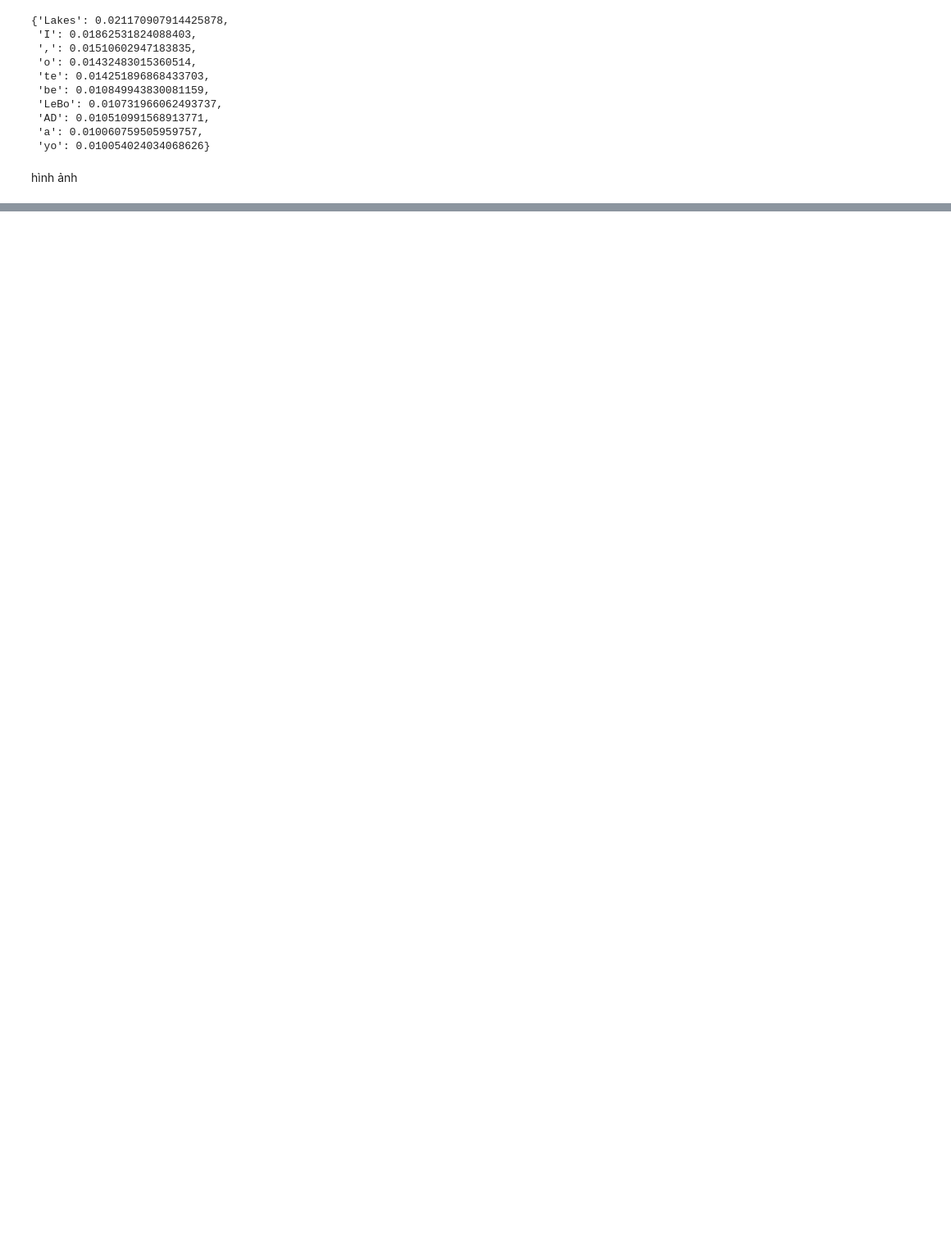
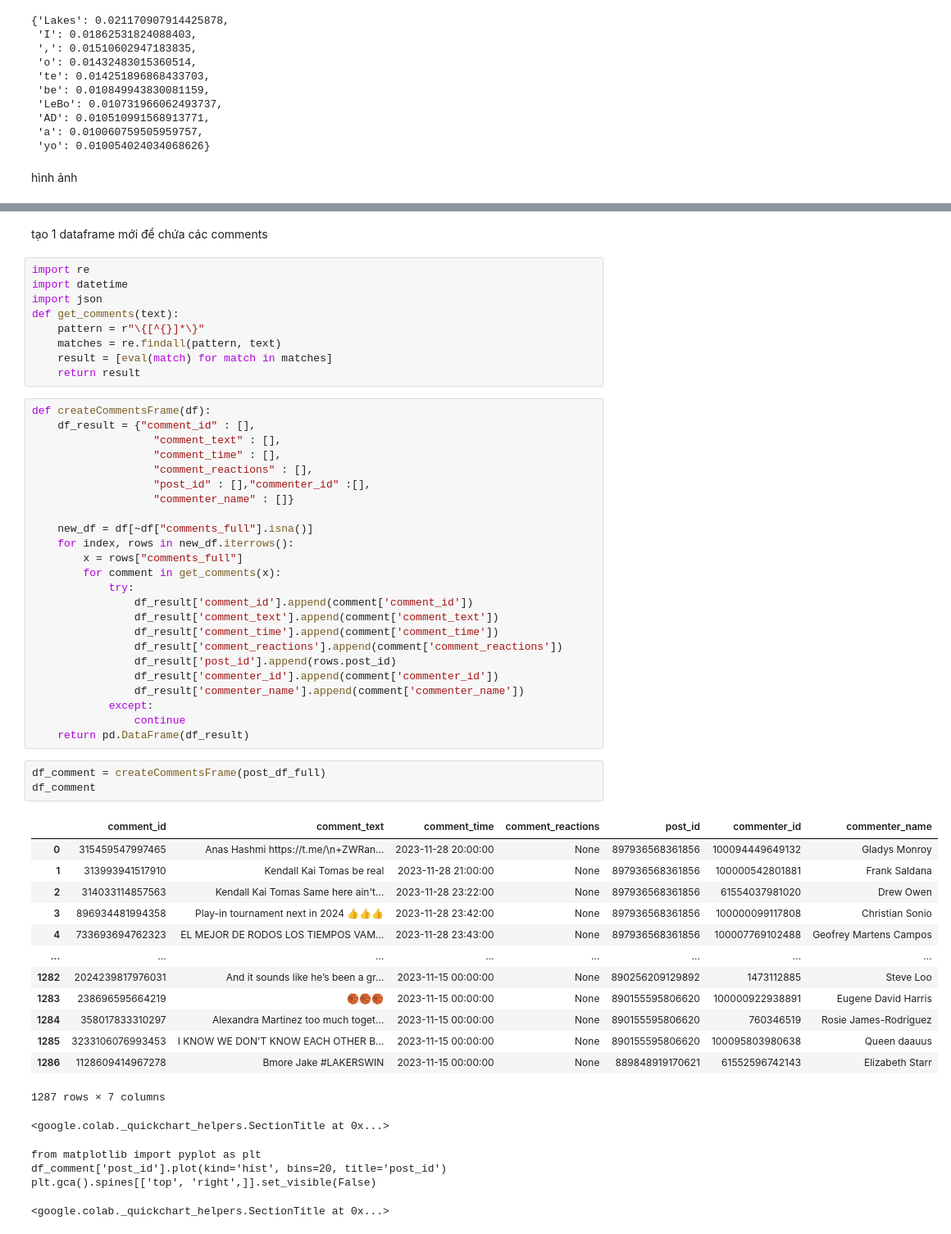
Before and after one commit to dotiendung2410/Los-Angeles-Lakers, a Jupyter notebook: comments_analysis.ipynb, the cells around one changed output, grey strips where cells are left out. Shown at 82% size. Drawn from its saved outputs; the diff is of its cells as text; blank space fills up the shorter version.

```diff
--- a/comments_analysis.ipynb
+++ b/comments_analysis.ipynb
@@ -278,0 +347,57 @@ plt.show()
+# %% [markdown]
+tạo 1 dataframe mới để chứa các comments
+# %%
+import re
+import datetime
+import json
+def get_comments(text):
+    pattern = r"\{[^{}]*\}"
+    matches = re.findall(pattern, text)
+    result = [eval(match) for match in matches]
+    return result
+# %%
+def createCommentsFrame(df):
+    df_result = {"comment_id" : [],
+                   "comment_text" : [],
+                   "comment_time" : [],
+                   "comment_reactions" : [],
+                   "post_id" : [],"commenter_id" :[],
+                   "commenter_name" : []}
+
+    new_df = df[~df["comments_full"].isna()]
+    for index, rows in new_df.iterrows():
+        x = rows["comments_full"]
+        for comment in get_comments(x):
+            try:
+                df_result['comment_id'].append(comment['comment_id'])
+                df_result['comment_text'].append(comment['comment_text'])
+                df_result['comment_time'].append(comment['comment_time'])
+                df_result['comment_reactions'].append(comment['comment_reactions'])
+                df_result['post_id'].append(rows.post_id)
+                df_result['commenter_id'].append(comment['commenter_id'])
+                df_result['commenter_name'].append(comment['commenter_name'])
+            except:
+                continue
+    return pd.DataFrame(df_result)
+# %%
+df_comment = createCommentsFrame(post_df_full)
+df_comment
+# %% [output]
+|  | comment_id | comment_text | comment_time | comment_reactions | post_id | commenter_id | commenter_name |
+| 0 | 315459547997465 | Anas Hashmi https://t.me/\n+ZWRan... | 2023-11-28 20:00:00 | None | 897936568361856 | 100094449649132 | Gladys Monroy |
+| 1 | 313993941517910 | Kendall Kai Tomas be real | 2023-11-28 21:00:00 | None | 897936568361856 | 100000542801881 | Frank Saldana |
+| 2 | 314033114857563 | Kendall Kai Tomas Same here ain't... | 2023-11-28 23:22:00 | None | 897936568361856 | 61554037981020 | Drew Owen |
+| 3 | 896934481994358 | Play-in tournament next in 2024 👍👍👍 | 2023-11-28 23:42:00 | None | 897936568361856 | 100000099117808 | Christian Sonio |
+| 4 | 733693694762323 | EL MEJOR DE RODOS LOS TIEMPOS VAM... | 2023-11-28 23:43:00 | None | 897936568361856 | 100007769102488 | Geofrey Martens Campos |
+| ... | ... | ... | ... | ... | ... | ... | ... |
+| 1282 | 2024239817976031 | And it sounds like he’s been a gr... | 2023-11-15 00:00:00 | None | 890256209129892 | 1473112885 | Steve Loo |
+| 1283 | 238696595664219 | 🏀🏀🏀 | 2023-11-15 00:00:00 | None | 890155595806620 | 100000922938891 | Eugene David Harris |
+| 1284 | 358017833310297 | Alexandra Martinez too much toget... | 2023-11-15 00:00:00 | None | 890155595806620 | 760346519 | Rosie James-Rodríguez |
+| 1285 | 3233106076993453 | I KNOW WE DON'T KNOW EACH OTHER B... | 2023-11-15 00:00:00 | None | 890155595806620 | 100095803980638 | Queen daauus |
+| 1286 | 1128609414967278 | Bmore Jake #LAKERSWIN | 2023-11-15 00:00:00 | None | 889848919170621 | 61552596742143 | Elizabeth Starr |
+1287 rows × 7 columns
+<google.colab._quickchart_helpers.SectionTitle at 0x...>
+from matplotlib import pyplot as plt
+df_comment['post_id'].plot(kind='hist', bins=20, title='post_id')
+plt.gca().spines[['top', 'right',]].set_visible(False)
+<google.colab._quickchart_helpers.SectionTitle at 0x...>
```
Also changed, not shown: parts of 9 cells of this notebook, 1 other file.
